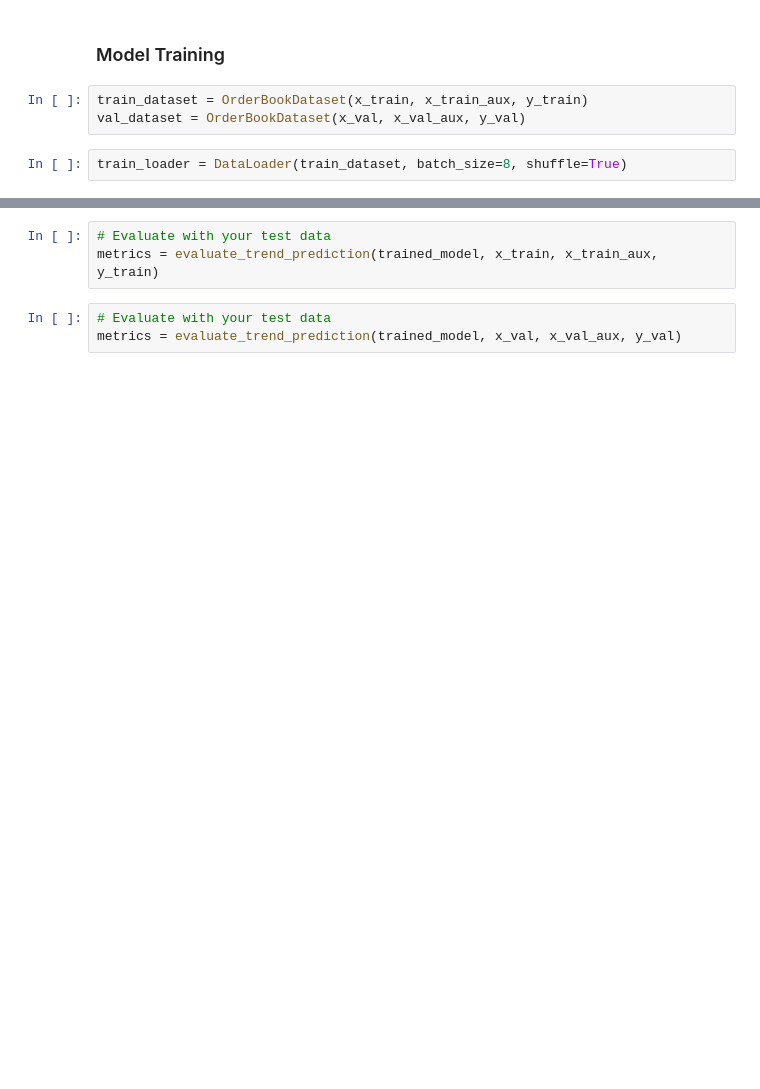
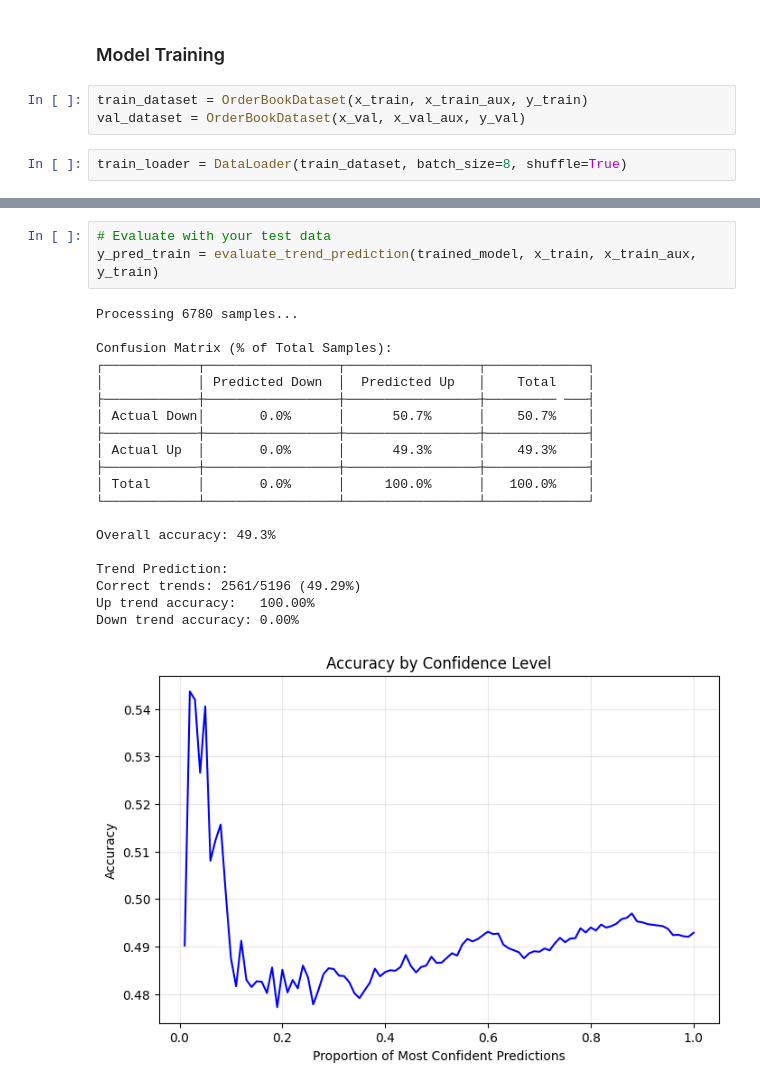
Before and after one commit to noahpy/crypto_trading, a Jupyter notebook: main.ipynb, the cells around one changed output, grey strips where cells are left out. Cells and saved outputs as stored; diff of their text form; blank space fills up the shorter version.

```diff
--- a/main.ipynb
+++ b/main.ipynb
@@ -101,6 +172,24 @@ trained_model, losses = train_model(model, train_loader, criterion, optimizer, n
 # %%
 # Evaluate with your test data
-metrics = evaluate_trend_prediction(trained_model, x_train, x_train_aux, y_train)
+y_pred_train = evaluate_trend_prediction(trained_model, x_train, x_train_aux, y_train)
+# %% [output]
+Processing 6780 samples...
+
+Confusion Matrix (% of Total Samples):
+┌────────────┬─────────────────┬─────────────────┬─────────────┐
+│            │ Predicted Down  │  Predicted Up   │    Total    │
+├────────────┼─────────────────┼─────────────────┼───────── ───┤
+│ Actual Down│       0.0%      │      50.7%      │    50.7%    │
+├────────────┼─────────────────┼─────────────────┼─────────────┤
+│ Actual Up  │       0.0%      │      49.3%      │    49.3%    │
+├────────────┼─────────────────┼─────────────────┼─────────────┤
+│ Total      │       0.0%      │     100.0%      │   100.0%    │
+└────────────┴─────────────────┴─────────────────┴─────────────┘
+
+Overall accuracy: 49.3%
+
+Trend Prediction:
+Correct trends: 2561/5196 (49.29%)
+Up trend accuracy:   100.00%
+Down trend accuracy: 0.00%
+[figure, added]
-# %%
-# Evaluate with your test data
-metrics = evaluate_trend_prediction(trained_model, x_val, x_val_aux, y_val)
```
Also changed, not shown: parts of 18 cells of this notebook, 3 other files.
